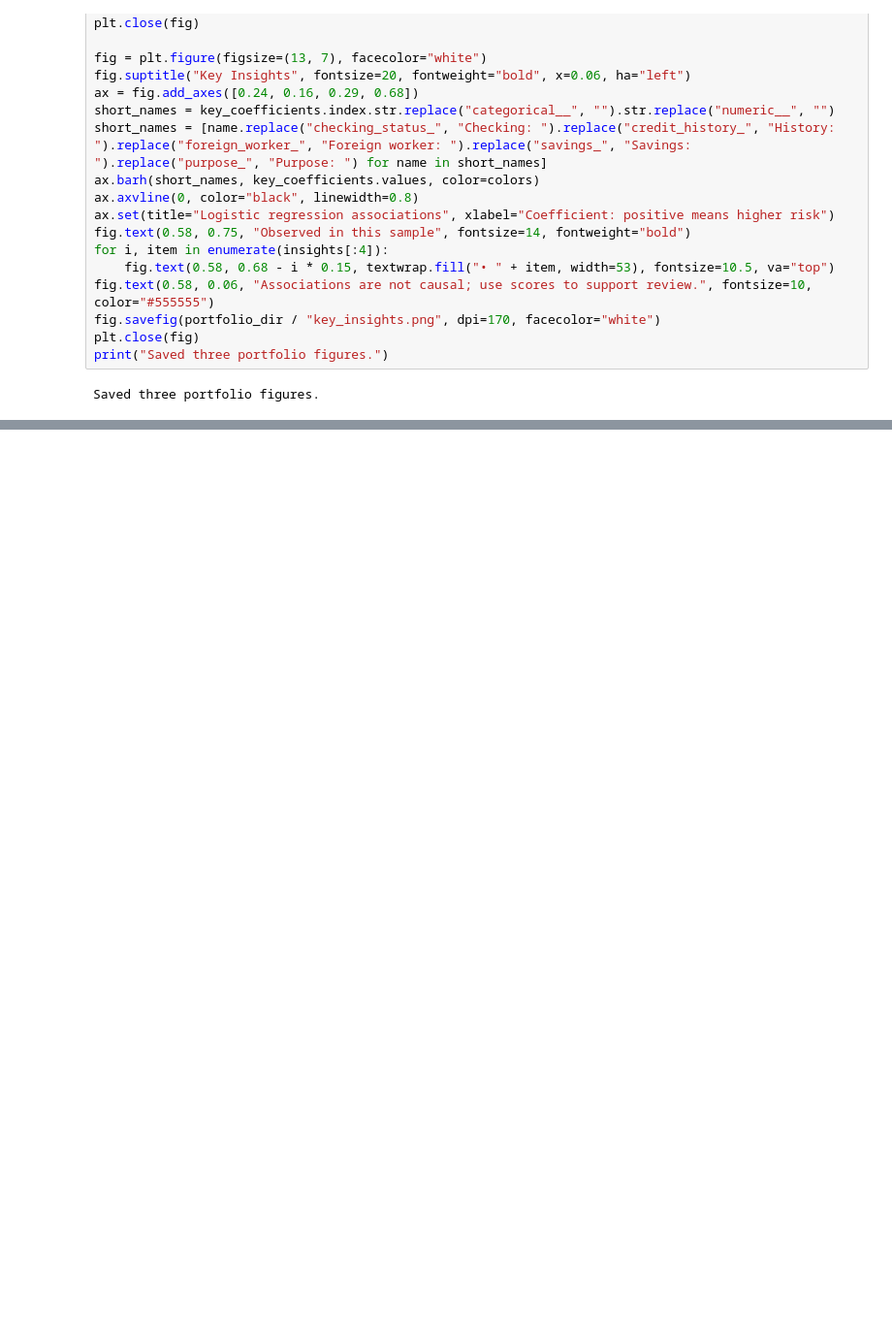
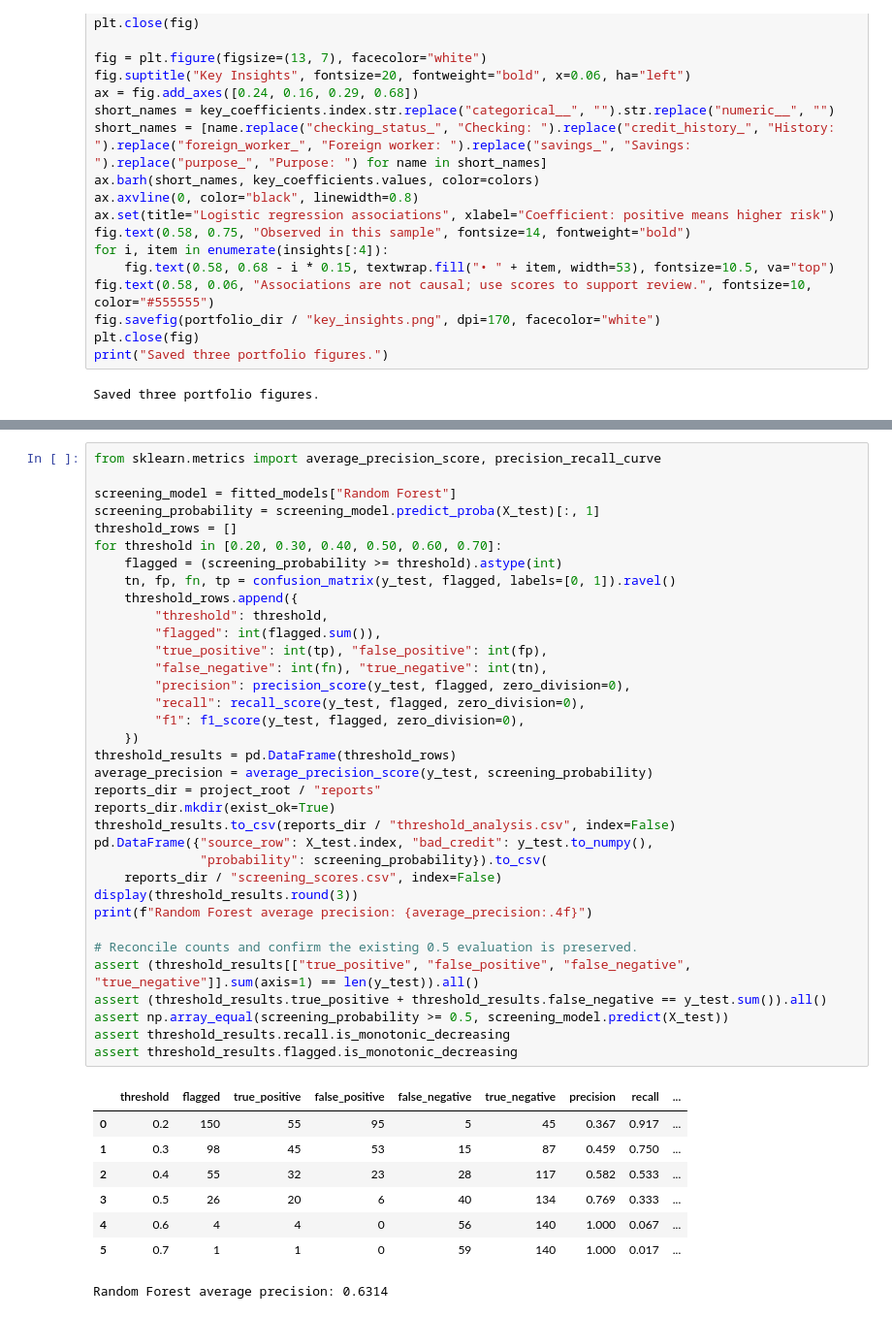
Before and after one commit to abosameh522/credit-risk-analysis, a Jupyter notebook: notebooks/credit_risk_analysis.ipynb, the cells around one changed output, grey strips where cells are left out. Shown at 97% size. Drawn from its saved outputs; the diff is of its cells as text; blank space fills up the shorter version.

```diff
--- a/notebooks/credit_risk_analysis.ipynb
+++ b/notebooks/credit_risk_analysis.ipynb
@@ -445,0 +458,44 @@ Saved three portfolio figures.
+# %%
+from sklearn.metrics import average_precision_score, precision_recall_curve
+
+screening_model = fitted_models["Random Forest"]
+screening_probability = screening_model.predict_proba(X_test)[:, 1]
+threshold_rows = []
+for threshold in [0.20, 0.30, 0.40, 0.50, 0.60, 0.70]:
+    flagged = (screening_probability >= threshold).astype(int)
+    tn, fp, fn, tp = confusion_matrix(y_test, flagged, labels=[0, 1]).ravel()
+    threshold_rows.append({
+        "threshold": threshold,
+        "flagged": int(flagged.sum()),
+        "true_positive": int(tp), "false_positive": int(fp),
+        "false_negative": int(fn), "true_negative": int(tn),
+        "precision": precision_score(y_test, flagged, zero_division=0),
+        "recall": recall_score(y_test, flagged, zero_division=0),
+        "f1": f1_score(y_test, flagged, zero_division=0),
+    })
+threshold_results = pd.DataFrame(threshold_rows)
+average_precision = average_precision_score(y_test, screening_probability)
+reports_dir = project_root / "reports"
+reports_dir.mkdir(exist_ok=True)
+threshold_results.to_csv(reports_dir / "threshold_analysis.csv", index=False)
+pd.DataFrame({"source_row": X_test.index, "bad_credit": y_test.to_numpy(),
+              "probability": screening_probability}).to_csv(
+    reports_dir / "screening_scores.csv", index=False)
+display(threshold_results.round(3))
+print(f"Random Forest average precision: {average_precision:.4f}")
+
+# Reconcile counts and confirm the existing 0.5 evaluation is preserved.
+assert (threshold_results[["true_positive", "false_positive", "false_negative", "true_negative"]].sum(axis=1) == len(y_test)).all()
+assert (threshold_results.true_positive + threshold_results.false_negative == y_test.sum()).all()
+assert np.array_equal(screening_probability >= 0.5, screening_model.predict(X_test))
+assert threshold_results.recall.is_monotonic_decreasing
+assert threshold_results.flagged.is_monotonic_decreasing
+# %% [output]
+|  | threshold | flagged | true_positive | false_positive | false_negative | true_negative | precision | recall | ... |
+| 0 | 0.2 | 150 | 55 | 95 | 5 | 45 | 0.367 | 0.917 | ... |
+| 1 | 0.3 | 98 | 45 | 53 | 15 | 87 | 0.459 | 0.750 | ... |
+| 2 | 0.4 | 55 | 32 | 23 | 28 | 117 | 0.582 | 0.533 | ... |
+| 3 | 0.5 | 26 | 20 | 6 | 40 | 134 | 0.769 | 0.333 | ... |
+| 4 | 0.6 | 4 | 4 | 0 | 56 | 140 | 1.000 | 0.067 | ... |
+| 5 | 0.7 | 1 | 1 | 0 | 59 | 140 | 1.000 | 0.017 | ... |
+Random Forest average precision: 0.6314
```
Also changed, not shown: parts of 2 cells of this notebook, 4 other files.
